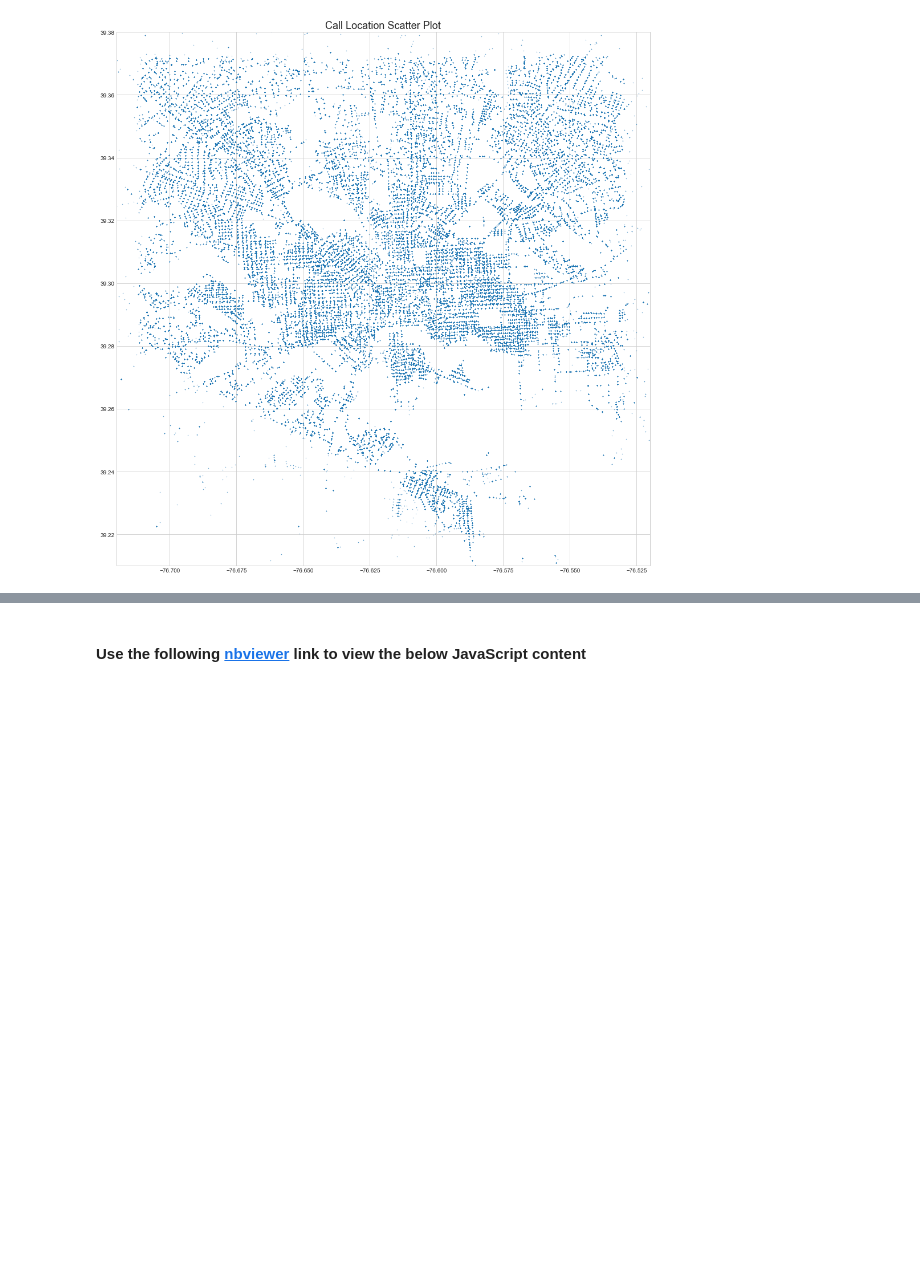
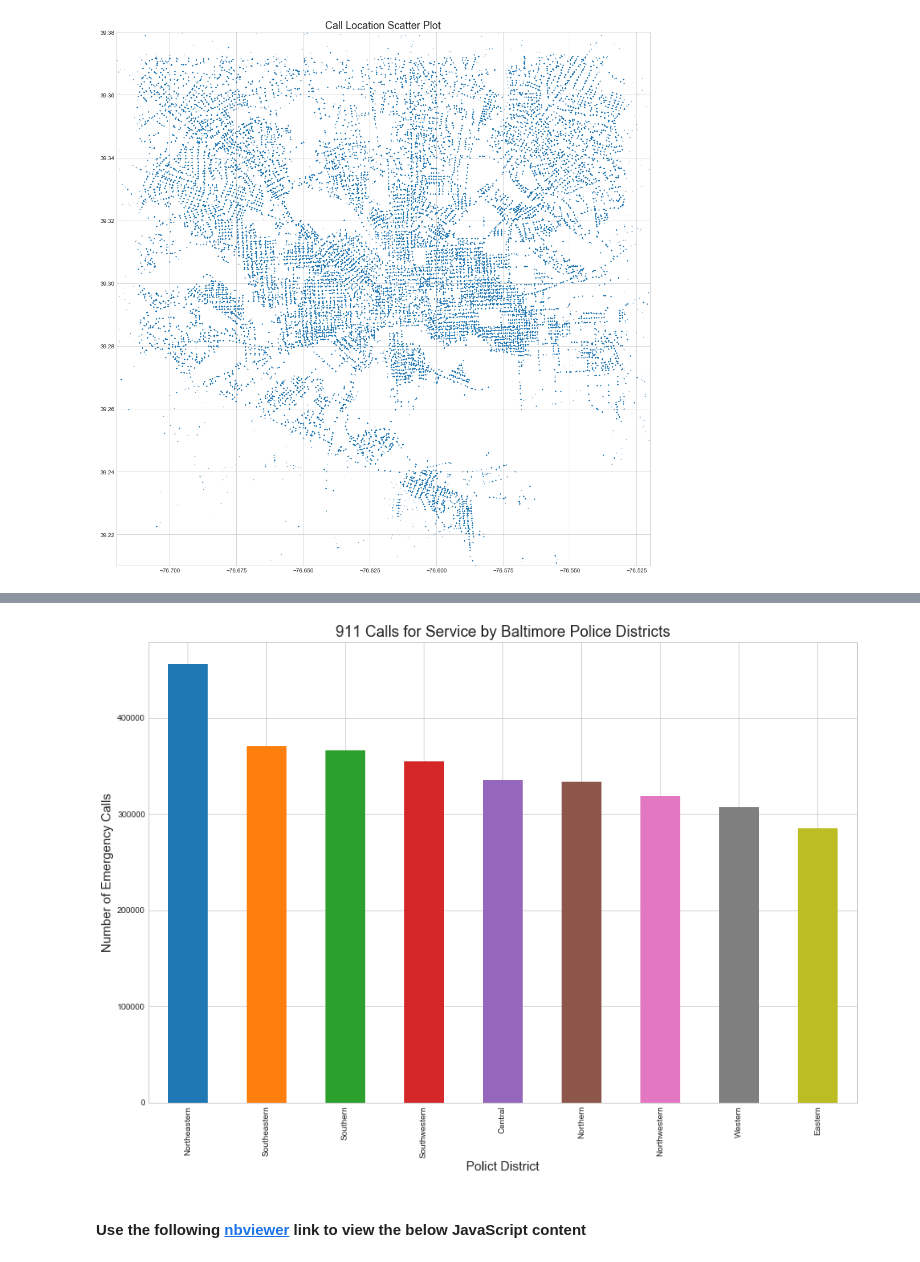
Before and after one commit to ymericson/baltimore-calls, a Jupyter notebook: Baltimore 911 Calls.ipynb, the cells around one changed output, grey strips where cells are left out. Cells and saved outputs as stored; diff of their text form; code cells hidden in the pictures; blank space fills up the shorter version.

```diff
--- a/Baltimore 911 Calls.ipynb
+++ b/Baltimore 911 Calls.ipynb
@@ -435,3 +436,15 @@ plt.savefig('C:/Users/sonye/PythonPrograms/project-notebooks/all-graphs/12_balti
+# %%
+# group number of calls by police district
+calls_district_groupby = calls_district.groupby('district').count()['recordid'].sort_values(ascending=False)
+
+ax = calls_district_groupby.plot.bar(figsize=(15,10))
+plt.title('911 Calls for Service by Baltimore Police Districts', fontsize=18)
+ax.set_xlabel("Polict District", fontsize=15)
+ax.set_ylabel("Number of Emergency Calls", fontsize=15)
+
+plt.savefig('all-graphs/10_calls_district_groupby.png', dpi = 400, bbox_inches = 'tight')
+# %% [output]
+[figure, added]
 # %% [markdown]
 #### Use the following [nbviewer](https://nbviewer.jupyter.org/github/ymericson/example-notebook/blob/master/Baltimore%20911%20Calls.ipynb) link to view the below JavaScript content
 # %%
```
Also changed, not shown: parts of 34 cells of this notebook, 11 other files.
